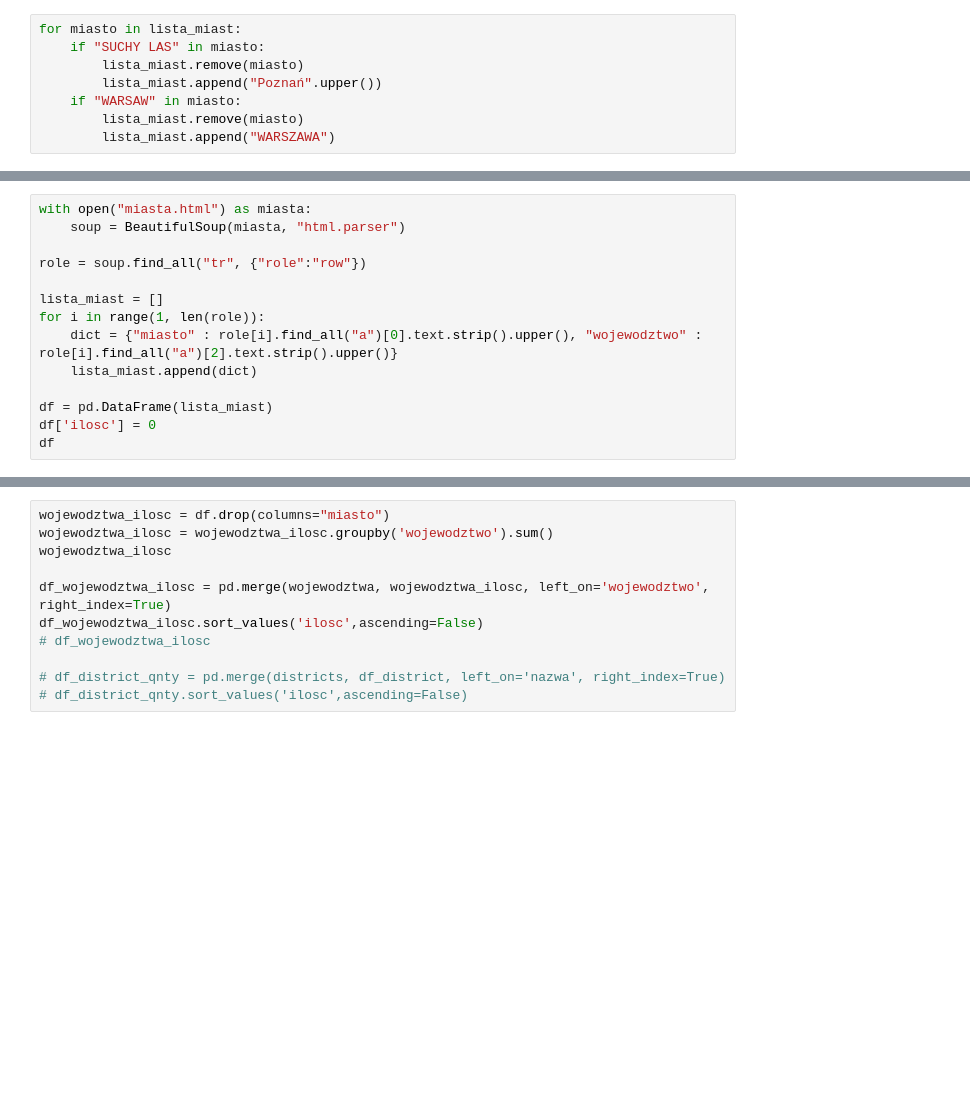
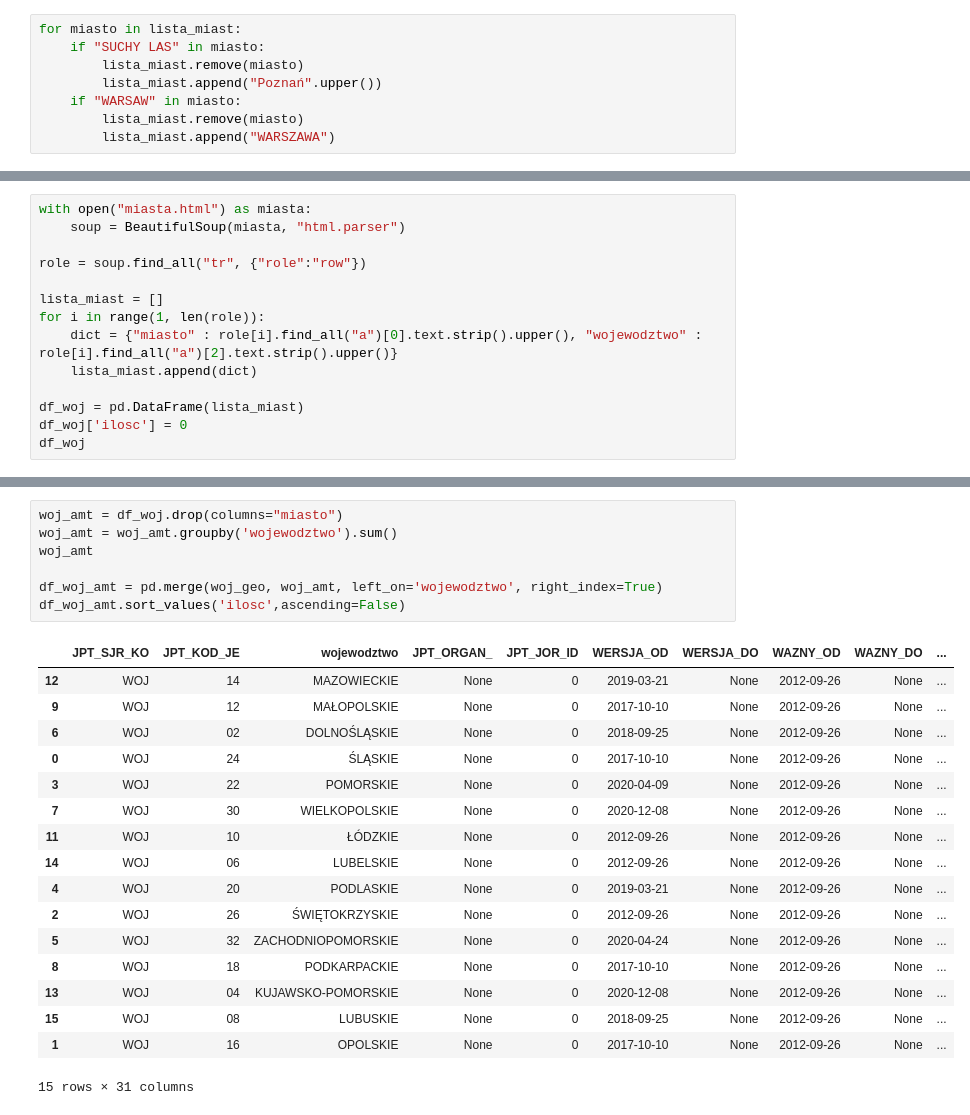
Before and after one commit to Kajiysor/Projekt_Wizualizacja_Danych, a Jupyter notebook: csv_handling.ipynb, the cells around one changed output, grey strips where cells are left out. Drawn from its saved outputs; the diff is of its cells as text; blank space fills up the shorter version.

```diff
--- a/csv_handling.ipynb
+++ b/csv_handling.ipynb
@@ -77,6 +130,6 @@ for i in range(1, len(role)):
     dict = {"miasto" : role[i].find_all("a")[0].text.strip().upper(), "wojewodztwo" : role[i].find_all("a")[2].text.strip().upper()}
     lista_miast.append(dict)
 
-df = pd.DataFrame(lista_miast)
-df['ilosc'] = 0
-df
+df_woj = pd.DataFrame(lista_miast)
+df_woj['ilosc'] = 0
+df_woj
@@ -98,13 +199,27 @@ wojewodztwa
 # %%
-wojewodztwa_ilosc = df.drop(columns="miasto")
-wojewodztwa_ilosc = wojewodztwa_ilosc.groupby('wojewodztwo').sum()
-wojewodztwa_ilosc
+woj_amt = df_woj.drop(columns="miasto")
+woj_amt = woj_amt.groupby('wojewodztwo').sum()
+woj_amt
 
-df_wojewodztwa_ilosc = pd.merge(wojewodztwa, wojewodztwa_ilosc, left_on='wojewodztwo', right_index=True)
-df_wojewodztwa_ilosc.sort_values('ilosc',ascending=False)
-# df_wojewodztwa_ilosc
-
-# df_district_qnty = pd.merge(districts, df_district, left_on='nazwa', right_index=True)
-# df_district_qnty.sort_values('ilosc',ascending=False)
+df_woj_amt = pd.merge(woj_geo, woj_amt, left_on='wojewodztwo', right_index=True)
+df_woj_amt.sort_values('ilosc',ascending=False)
+# %% [output]
+|  | JPT_SJR_KO | JPT_KOD_JE | wojewodztwo | JPT_ORGAN_ | JPT_JOR_ID | WERSJA_OD | WERSJA_DO | WAZNY_OD | WAZNY_DO | ... |
+| 12 | WOJ | 14 | MAZOWIECKIE | None | 0 | 2019-03-21 | None | 2012-09-26 | None | ... |
+| 9 | WOJ | 12 | MAŁOPOLSKIE | None | 0 | 2017-10-10 | None | 2012-09-26 | None | ... |
+| 6 | WOJ | 02 | DOLNOŚLĄSKIE | None | 0 | 2018-09-25 | None | 2012-09-26 | None | ... |
+| 0 | WOJ | 24 | ŚLĄSKIE | None | 0 | 2017-10-10 | None | 2012-09-26 | None | ... |
+| 3 | WOJ | 22 | POMORSKIE | None | 0 | 2020-04-09 | None | 2012-09-26 | None | ... |
+| 7 | WOJ | 30 | WIELKOPOLSKIE | None | 0 | 2020-12-08 | None | 2012-09-26 | None | ... |
+| 11 | WOJ | 10 | ŁÓDZKIE | None | 0 | 2012-09-26 | None | 2012-09-26 | None | ... |
+| 14 | WOJ | 06 | LUBELSKIE | None | 0 | 2012-09-26 | None | 2012-09-26 | None | ... |
+| 4 | WOJ | 20 | PODLASKIE | None | 0 | 2019-03-21 | None | 2012-09-26 | None | ... |
+| 2 | WOJ | 26 | ŚWIĘTOKRZYSKIE | None | 0 | 2012-09-26 | None | 2012-09-26 | None | ... |
+| 5 | WOJ | 32 | ZACHODNIOPOMORSKIE | None | 0 | 2020-04-24 | None | 2012-09-26 | None | ... |
+| 8 | WOJ | 18 | PODKARPACKIE | None | 0 | 2017-10-10 | None | 2012-09-26 | None | ... |
+| 13 | WOJ | 04 | KUJAWSKO-POMORSKIE | None | 0 | 2020-12-08 | None | 2012-09-26 | None | ... |
+| 15 | WOJ | 08 | LUBUSKIE | None | 0 | 2018-09-25 | None | 2012-09-26 | None | ... |
+| 1 | WOJ | 16 | OPOLSKIE | None | 0 | 2017-10-10 | None | 2012-09-26 | None | ... |
+15 rows × 31 columns
 # %%
 fig, ax = plt.subplots(figsize=(10, 10))
```
Also changed, not shown: parts of 35 cells of this notebook.
